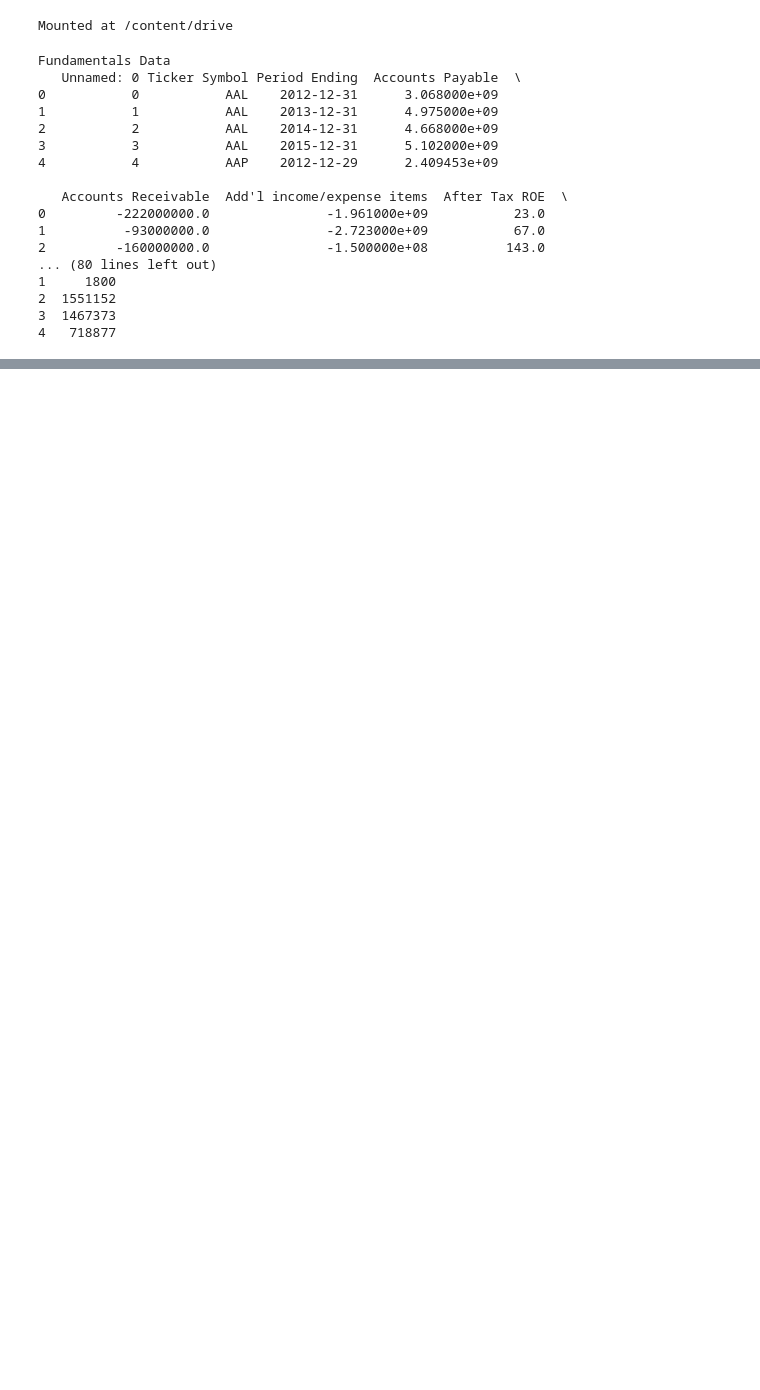
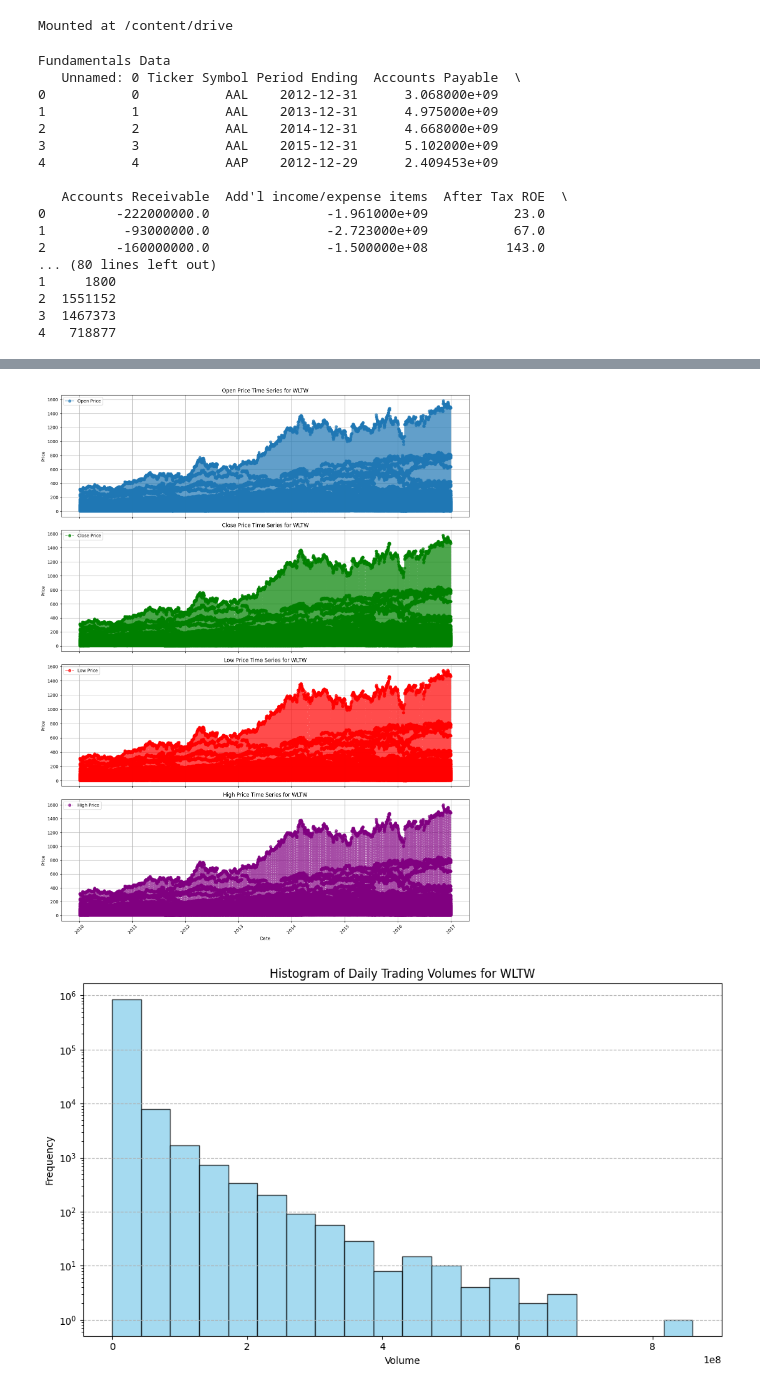
Before and after one commit to adheeb4/7PAM2002_0509_2023_Final_Project, a Jupyter notebook: Final_Project.ipynb, the cells around one changed output, grey strips where cells are left out. Saved outputs shown, nothing was run; the diff lists cells and outputs as text; code cells hidden in the pictures; blank space fills up the shorter version.

```diff
--- a/Final_Project.ipynb
+++ b/Final_Project.ipynb
@@ -105,3 +153,54 @@ def plotPerColumnDistribution(df, nGraphShown, nGraphPerRow):
+# %%
+prices_data_cleaned['date'] = pd.to_datetime(prices_data_cleaned['date'])
+#visualization with separate subplots for each price type
+fig, axs = plt.subplots(4, 1, figsize=(14, 18), sharex=True)
+
+# Open Price
+axs[0].plot(prices_data_cleaned['date'], prices_data_cleaned['open'], label='Open Price', linestyle='-', marker='o', alpha=0.7)
+axs[0].set_title('Open Price Time Series for WLTW')
+axs[0].set_ylabel('Price')
+axs[0].legend(loc='upper left')
+axs[0].grid(True)
+
+# Close Price
+axs[1].plot(prices_data_cleaned['date'], prices_data_cleaned['close'], label='Close Price', linestyle='--', marker='o', alpha=0.7, color='green')
+axs[1].set_title('Close Price Time Series for WLTW')
+axs[1].set_ylabel('Price')
+axs[1].legend(loc='upper left')
+axs[1].grid(True)
+
+# Low Price
+axs[2].plot(prices_data_cleaned['date'], prices_data_cleaned['low'], label='Low Price', linestyle='-.', marker='o', alpha=0.7, color='red')
+axs[2].set_title('Low Price Time Series for WLTW')
+axs[2].set_ylabel('Price')
+axs[2].legend(loc='upper left')
+axs[2].grid(True)
+
+# High Price
+axs[3].plot(prices_data_cleaned['date'], prices_data_cleaned['high'], label='High Price', linestyle=':', marker='o', alpha=0.7, color='purple')
+axs[3].set_title('High Price Time Series for WLTW')
+axs[3].set_ylabel('Price')
+axs[3].legend(loc='upper left')
+axs[3].grid(True)
+
+plt.xlabel('Date')
+plt.xticks(rotation=45)
+plt.tight_layout()
+plt.show()
+
+#  Histogram of daily trading volumes
+plt.figure(figsize=(10, 6))
+plt.hist(prices_data_cleaned['volume'], bins=20, color='skyblue', edgecolor='black', alpha=0.75)
+plt.title('Histogram of Daily Trading Volumes for WLTW')
+plt.xlabel('Volume')
+plt.ylabel('Frequency')
+plt.yscale('log')  # Logarithmic scale to handle outliers
+plt.grid(axis='y', linestyle='--')
+plt.tight_layout()
+plt.show()
+# %% [output]
+[figure, added]
+[figure, added]
 # %%
 def plotCorrelationMatrix(df, graphWidth, filename='DataFrame'):
     # Ensure the DataFrame only contains numeric columns
```
Also changed, not shown: parts of 48 cells of this notebook.
